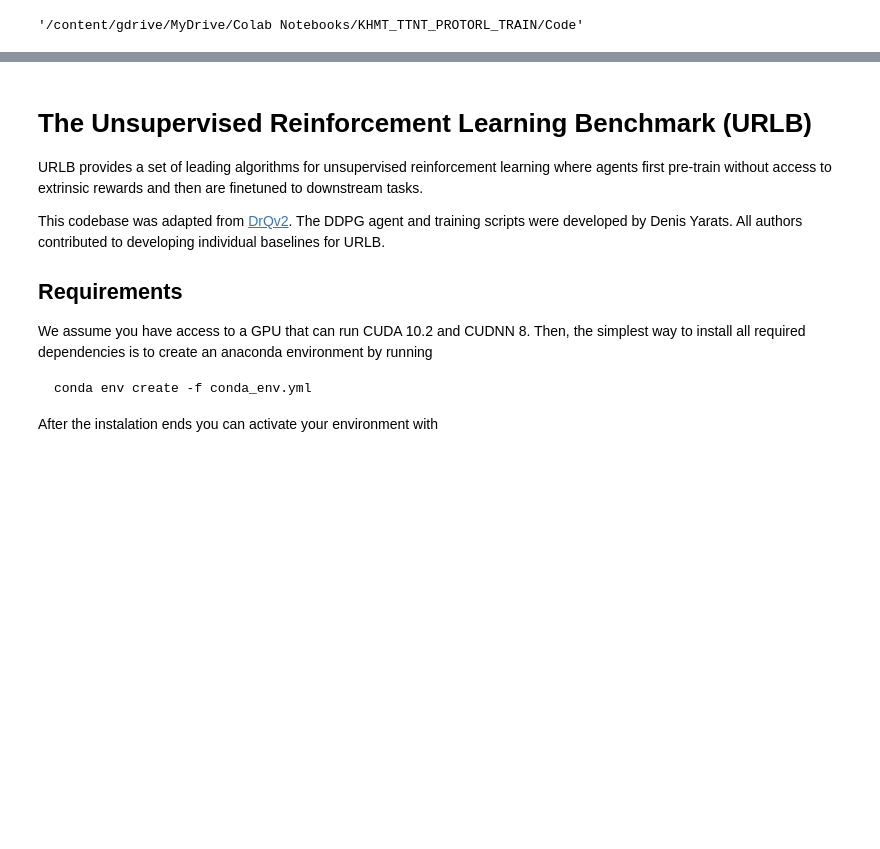
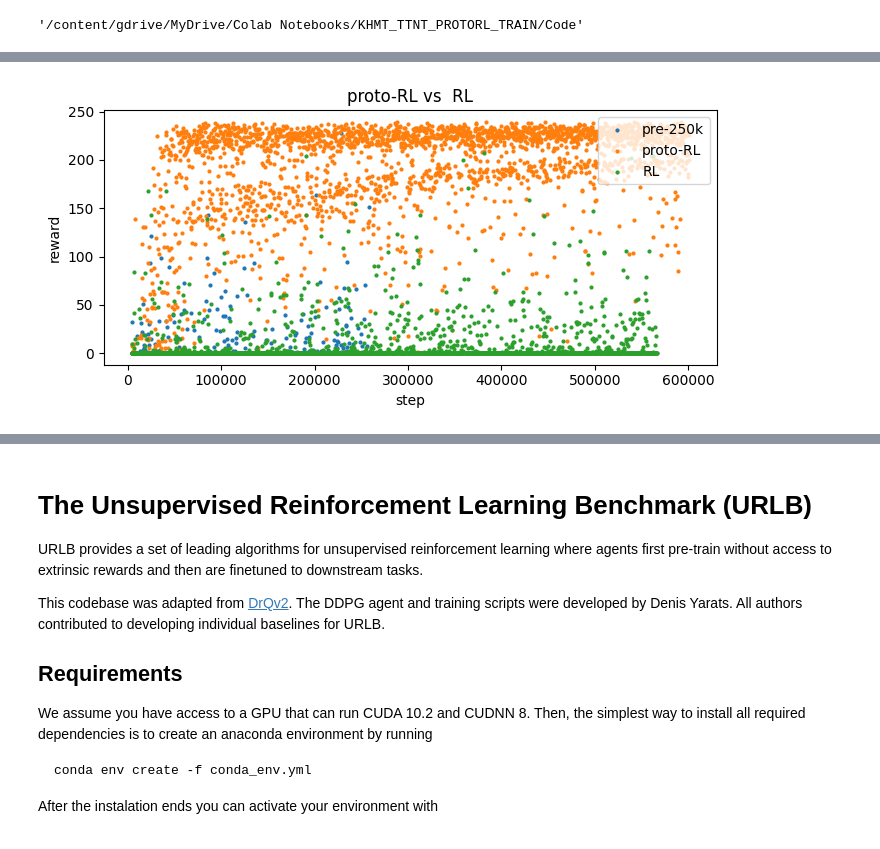
Before and after one commit to hkhnhan1994/KHMT_TTNT_PROTORL_TRAIN, a Jupyter notebook: train_TTNT_benchmark.ipynb, the cells around one changed output, grey strips where cells are left out. Drawn from its saved outputs; the diff is of its cells as text; code cells hidden in the pictures; blank space fills up the shorter version.

Commit message:
Được tạo bằng Colaboratory

```diff
--- a/train_TTNT_benchmark.ipynb
+++ b/train_TTNT_benchmark.ipynb
@@ -74,0 +108,19 @@ Mounted at /content/gdrive
+# %%
+pre = pd.read_csv("/content/gdrive/MyDrive/Colab Notebooks/KHMT_TTNT_PROTORL_TRAIN/Code/exp_local/2023.04.07/111705_proto/train.csv")
+dow = pd.read_csv("/content/gdrive/MyDrive/Colab Notebooks/KHMT_TTNT_PROTORL_TRAIN/Code/exp_local/2023.04.08/050027_proto/train.csv")
+no_dow = pd.read_csv("/content/gdrive/MyDrive/Colab Notebooks/KHMT_TTNT_PROTORL_TRAIN/Code/exp_local/2023.04.08/084030_proto/train.csv")
+
+eval_pre = pd.read_csv("/content/gdrive/MyDrive/Colab Notebooks/KHMT_TTNT_PROTORL_TRAIN/Code/exp_local/2023.04.07/111705_proto/eval.csv")
+eval_dow = pd.read_csv("/content/gdrive/MyDrive/Colab Notebooks/KHMT_TTNT_PROTORL_TRAIN/Code/exp_local/2023.04.08/050027_proto/eval.csv")
+eval_no_dow = pd.read_csv("/content/gdrive/MyDrive/Colab Notebooks/KHMT_TTNT_PROTORL_TRAIN/Code/exp_local/2023.04.08/084030_proto/eval.csv")
+# %%
+plt.title('proto-RL vs  RL')
+plt.scatter(pre.step, pre.episode_reward,label="pre-250k",s=4)
+plt.scatter(dow.step, dow.episode_reward,label="proto-RL",s=4)
+plt.scatter(no_dow.step, no_dow.episode_reward,label="RL",s=4)
+plt.legend(loc='upper right')
+plt.xlabel("step")
+plt.ylabel("reward")
+plt.show()
+# %% [output]
+[figure, added]
```
Also changed, not shown: parts of 7 cells of this notebook.
